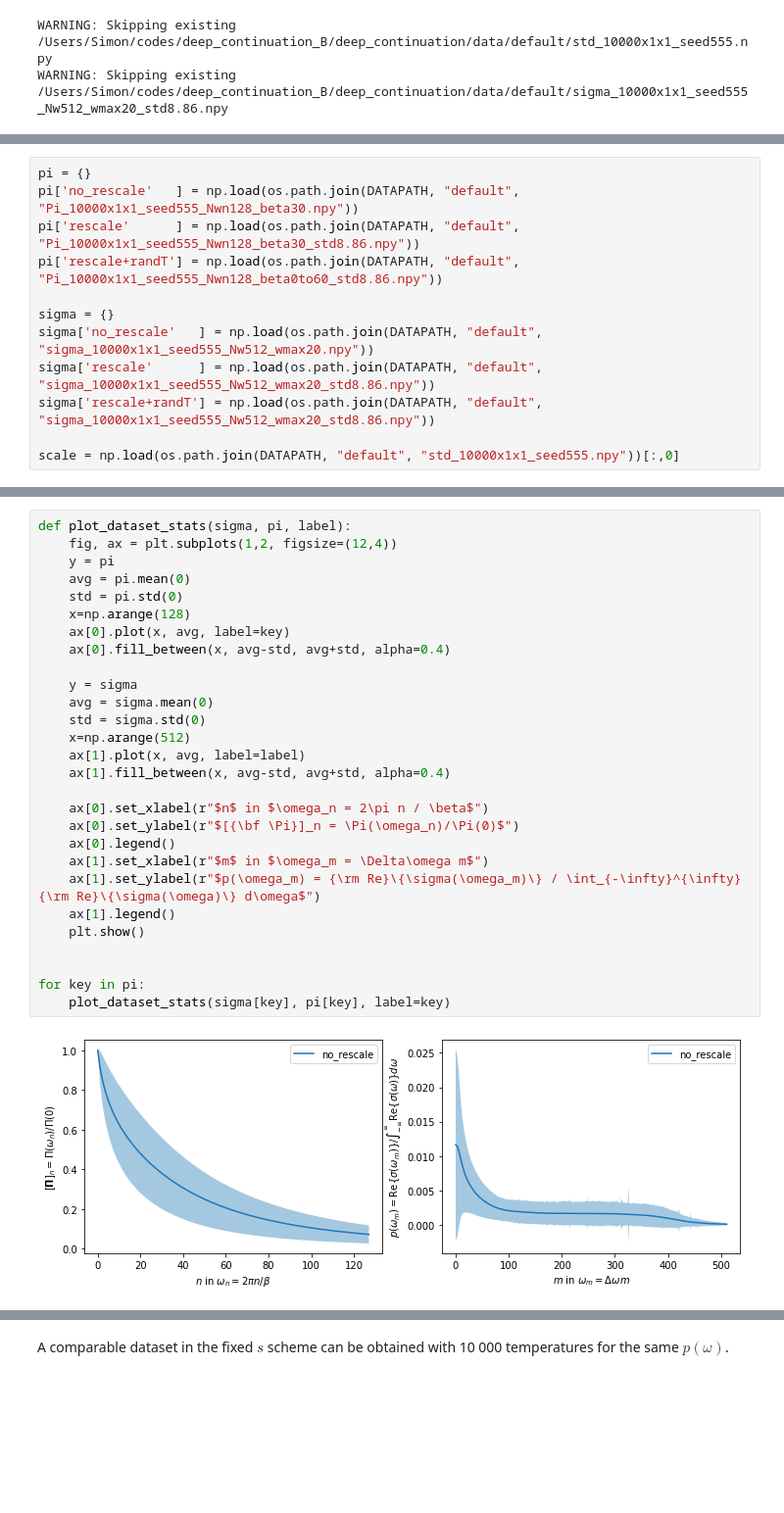
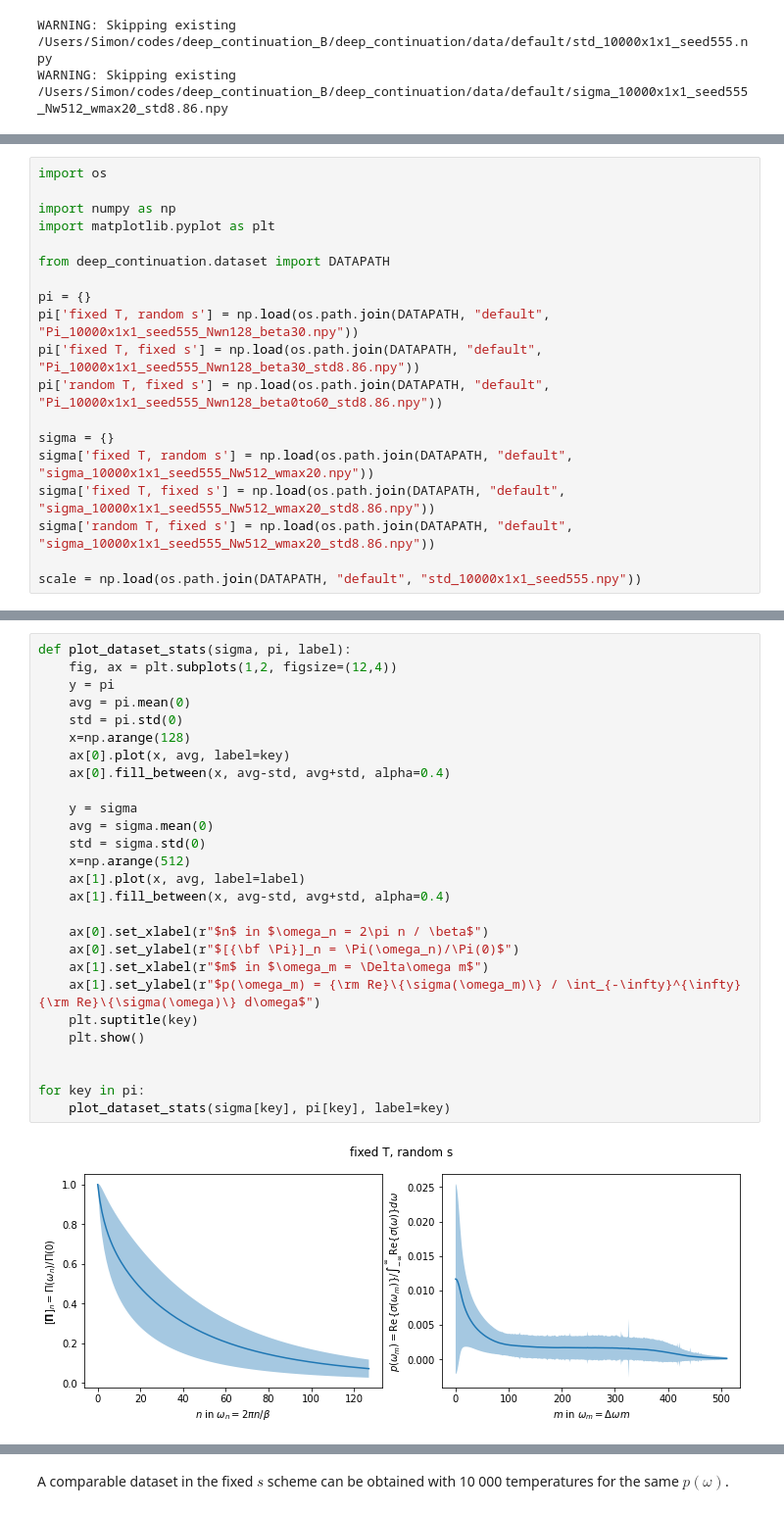
Before and after one commit to simonverret/deep_continuation, a Jupyter notebook: examples/dataset_statistics.ipynb, the cells around one changed output, grey strips where cells are left out. Shown: that part at 98% size. Drawn from its saved outputs; the diff is of its cells as text; blank space fills up the shorter version.

```diff
--- a/examples/dataset_statistics.ipynb
+++ b/examples/dataset_statistics.ipynb
@@ -17,12 +22,19 @@ WARNING: Skipping existing /Users/Simon/codes/deep_continuation_B/deep_continuat
 # %%
+import os
+
+import numpy as np
+import matplotlib.pyplot as plt
+
+from deep_continuation.dataset import DATAPATH
+
 pi = {}
-pi['no_rescale'   ] = np.load(os.path.join(DATAPATH, "default", "Pi_10000x1x1_seed555_Nwn128_beta30.npy"))
-pi['rescale'      ] = np.load(os.path.join(DATAPATH, "default", "Pi_10000x1x1_seed555_Nwn128_beta30_std8.86.npy"))
-pi['rescale+randT'] = np.load(os.path.join(DATAPATH, "default", "Pi_10000x1x1_seed555_Nwn128_beta0to60_std8.86.npy"))
+pi['fixed T, random s'] = np.load(os.path.join(DATAPATH, "default", "Pi_10000x1x1_seed555_Nwn128_beta30.npy"))
+pi['fixed T, fixed s'] = np.load(os.path.join(DATAPATH, "default", "Pi_10000x1x1_seed555_Nwn128_beta30_std8.86.npy"))
+pi['random T, fixed s'] = np.load(os.path.join(DATAPATH, "default", "Pi_10000x1x1_seed555_Nwn128_beta0to60_std8.86.npy"))
 
 sigma = {}
-sigma['no_rescale'   ] = np.load(os.path.join(DATAPATH, "default", "sigma_10000x1x1_seed555_Nw512_wmax20.npy"))
-sigma['rescale'      ] = np.load(os.path.join(DATAPATH, "default", "sigma_10000x1x1_seed555_Nw512_wmax20_std8.86.npy"))
-sigma['rescale+randT'] = np.load(os.path.join(DATAPATH, "default", "sigma_10000x1x1_seed555_Nw512_wmax20_std8.86.npy"))
+sigma['fixed T, random s'] = np.load(os.path.join(DATAPATH, "default", "sigma_10000x1x1_seed555_Nw512_wmax20.npy"))
+sigma['fixed T, fixed s'] = np.load(os.path.join(DATAPATH, "default", "sigma_10000x1x1_seed555_Nw512_wmax20_std8.86.npy"))
+sigma['random T, fixed s'] = np.load(os.path.join(DATAPATH, "default", "sigma_10000x1x1_seed555_Nw512_wmax20_std8.86.npy"))
 
-scale = np.load(os.path.join(DATAPATH, "default", "std_10000x1x1_seed555.npy"))[:,0]
+scale = np.load(os.path.join(DATAPATH, "default", "std_10000x1x1_seed555.npy"))
@@ -31,30 +52,29 @@ Here are the difference in statistics
 # %%
 def plot_dataset_stats(sigma, pi, label):
     fig, ax = plt.subplots(1,2, figsize=(12,4))
     y = pi
     avg = pi.mean(0)
     std = pi.std(0)
     x=np.arange(128)
     ax[0].plot(x, avg, label=key)
     ax[0].fill_between(x, avg-std, avg+std, alpha=0.4)
 
     y = sigma
     avg = sigma.mean(0)
     std = sigma.std(0)
     x=np.arange(512)
     ax[1].plot(x, avg, label=label)
     ax[1].fill_between(x, avg-std, avg+std, alpha=0.4)
 
     ax[0].set_xlabel(r"$n$ in $\omega_n = 2\pi n / \beta$")
     ax[0].set_ylabel(r"$[{\bf \Pi}]_n = \Pi(\omega_n)/\Pi(0)$")
-    ax[0].legend()
     ax[1].set_xlabel(r"$m$ in $\omega_m = \Delta\omega m$")
     ax[1].set_ylabel(r"$p(\omega_m) = {\rm Re}\{\sigma(\omega_m)\} / \int_{-\infty}^{\infty} {\rm Re}\{\sigma(\omega)\} d\omega$")
-    ax[1].legend()
+    plt.suptitle(key)
     plt.show()
 
 
 for key in pi:
     plot_dataset_stats(sigma[key], pi[key], label=key)
 # %% [output]
-[figure, old version]
+[figure, new version]
```
Also changed, not shown: parts of 18 cells of this notebook, 2 other files.
